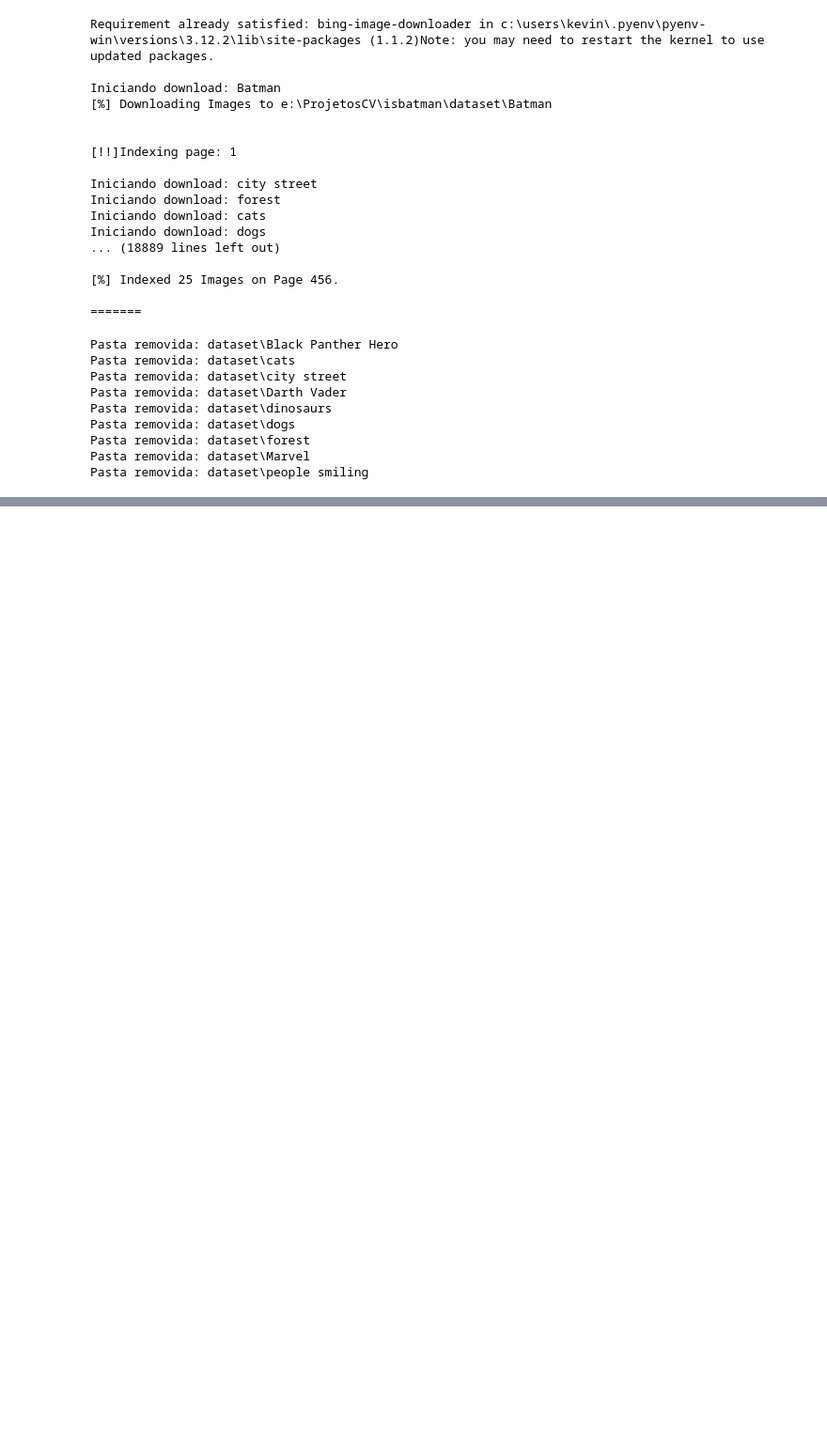
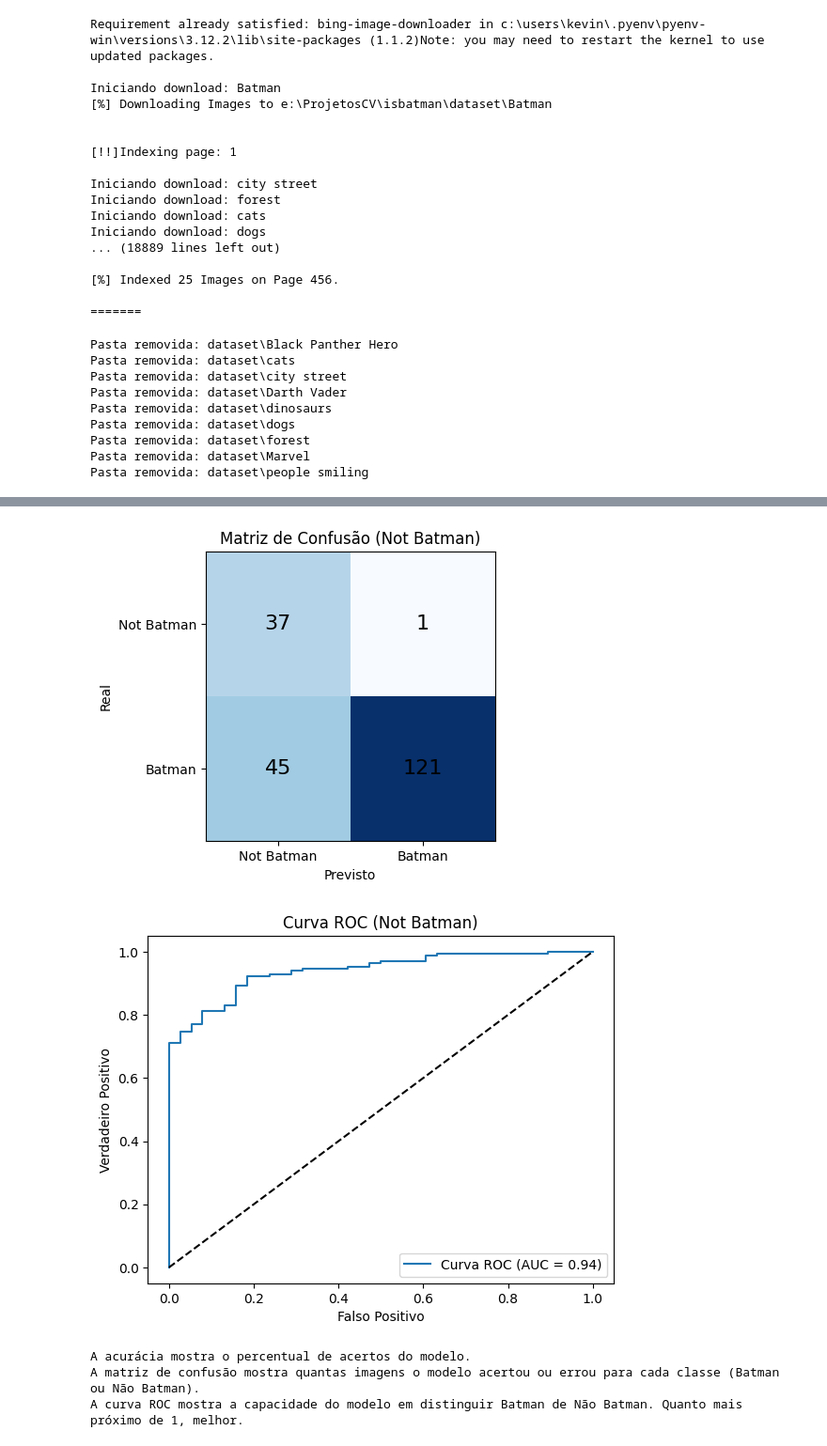
Before and after one commit to KevinL284/isbatman, a Jupyter notebook: isbatman.ipynb, the cells around one changed output, grey strips where cells are left out. Shown at 94% size. Saved outputs shown, nothing was run; the diff lists cells and outputs as text; code cells hidden in the pictures; blank space fills up the shorter version.

```diff
--- a/isbatman.ipynb
+++ b/isbatman.ipynb
@@ -318,0 +525,62 @@ Epoch 50/50
+# %%
+from sklearn.metrics import confusion_matrix, classification_report, roc_curve, auc
+import numpy as np
+
+import matplotlib.pyplot as plt
+
+# Avaliação do modelo model_notbatman: acurácia, matriz de confusão e curva ROC
+
+# Gera previsões no conjunto de validação
+y_true_nb = []
+y_pred_nb = []
+y_prob_nb = []
+
+for images, labels in val_ds:
+    probs = model_notbatman.predict(images).flatten()
+    preds = (probs > 0.5).astype(int)
+    y_true_nb.extend(labels.numpy().astype(int))
+    y_pred_nb.extend(preds)
+    y_prob_nb.extend(probs)
+
+y_true_nb = np.array(y_true_nb)
+y_pred_nb = np.array(y_pred_nb)
+y_prob_nb = np.array(y_prob_nb)
+
+# Acurácia
+accuracy_nb = np.mean(y_true_nb == y_pred_nb)
+print(f"Acurácia do modelo (Not Batman): {accuracy_nb*100:.2f}%")
+
+# Relatório de classificação
+print("\nRelatório detalhado (Not Batman):")
+print(classification_report(y_true_nb, y_pred_nb, target_names=["Not Batman", "Batman"]))
+
+# Matriz de confusão
+cm_nb = confusion_matrix(y_true_nb, y_pred_nb)
+plt.figure(figsize=(4,4))
+plt.imshow(cm_nb, cmap='Blues')
+plt.title("Matriz de Confusão (Not Batman)")
+plt.xlabel("Previsto")
+plt.ylabel("Real")
+plt.xticks([0,1], ["Not Batman", "Batman"])
+plt.yticks([0,1], ["Not Batman", "Batman"])
+for i in range(2):
+    for j in range(2):
+        plt.text(j, i, cm_nb[i, j], ha='center', va='center', color='black', fontsize=16)
+plt.show()
+
+# Curva ROC
+fpr_nb, tpr_nb, thresholds_nb = roc_curve(y_true_nb, y_prob_nb)
+roc_auc_nb = auc(fpr_nb, tpr_nb)
+plt.figure()
+plt.plot(fpr_nb, tpr_nb, label=f'Curva ROC (AUC = {roc_auc_nb:.2f})')
+plt.plot([0,1], [0,1], 'k--')
+plt.xlabel('Falso Positivo')
+plt.ylabel('Verdadeiro Positivo')
+plt.title('Curva ROC (Not Batman)')
+plt.legend(loc='lower right')
+plt.show()
+
+print("A acurácia mostra o percentual de acertos do modelo.")
+print("A matriz de confusão mostra quantas imagens o modelo acertou ou errou para cada classe (Batman ou Não Batman).")
+print("A curva ROC mostra a capacidade do modelo em distinguir Batman de Não Batman. Quanto mais próximo de 1, melhor.")
+# %% [output]
@@ -318,0 +605,5 @@ Epoch 50/50
+[figure, added]
+[figure, added]
+A acurácia mostra o percentual de acertos do modelo.
+A matriz de confusão mostra quantas imagens o modelo acertou ou errou para cada classe (Batman ou Não Batman).
+A curva ROC mostra a capacidade do modelo em distinguir Batman de Não Batman. Quanto mais próximo de 1, melhor.
```
Also changed, not shown: parts of 13 cells of this notebook.
